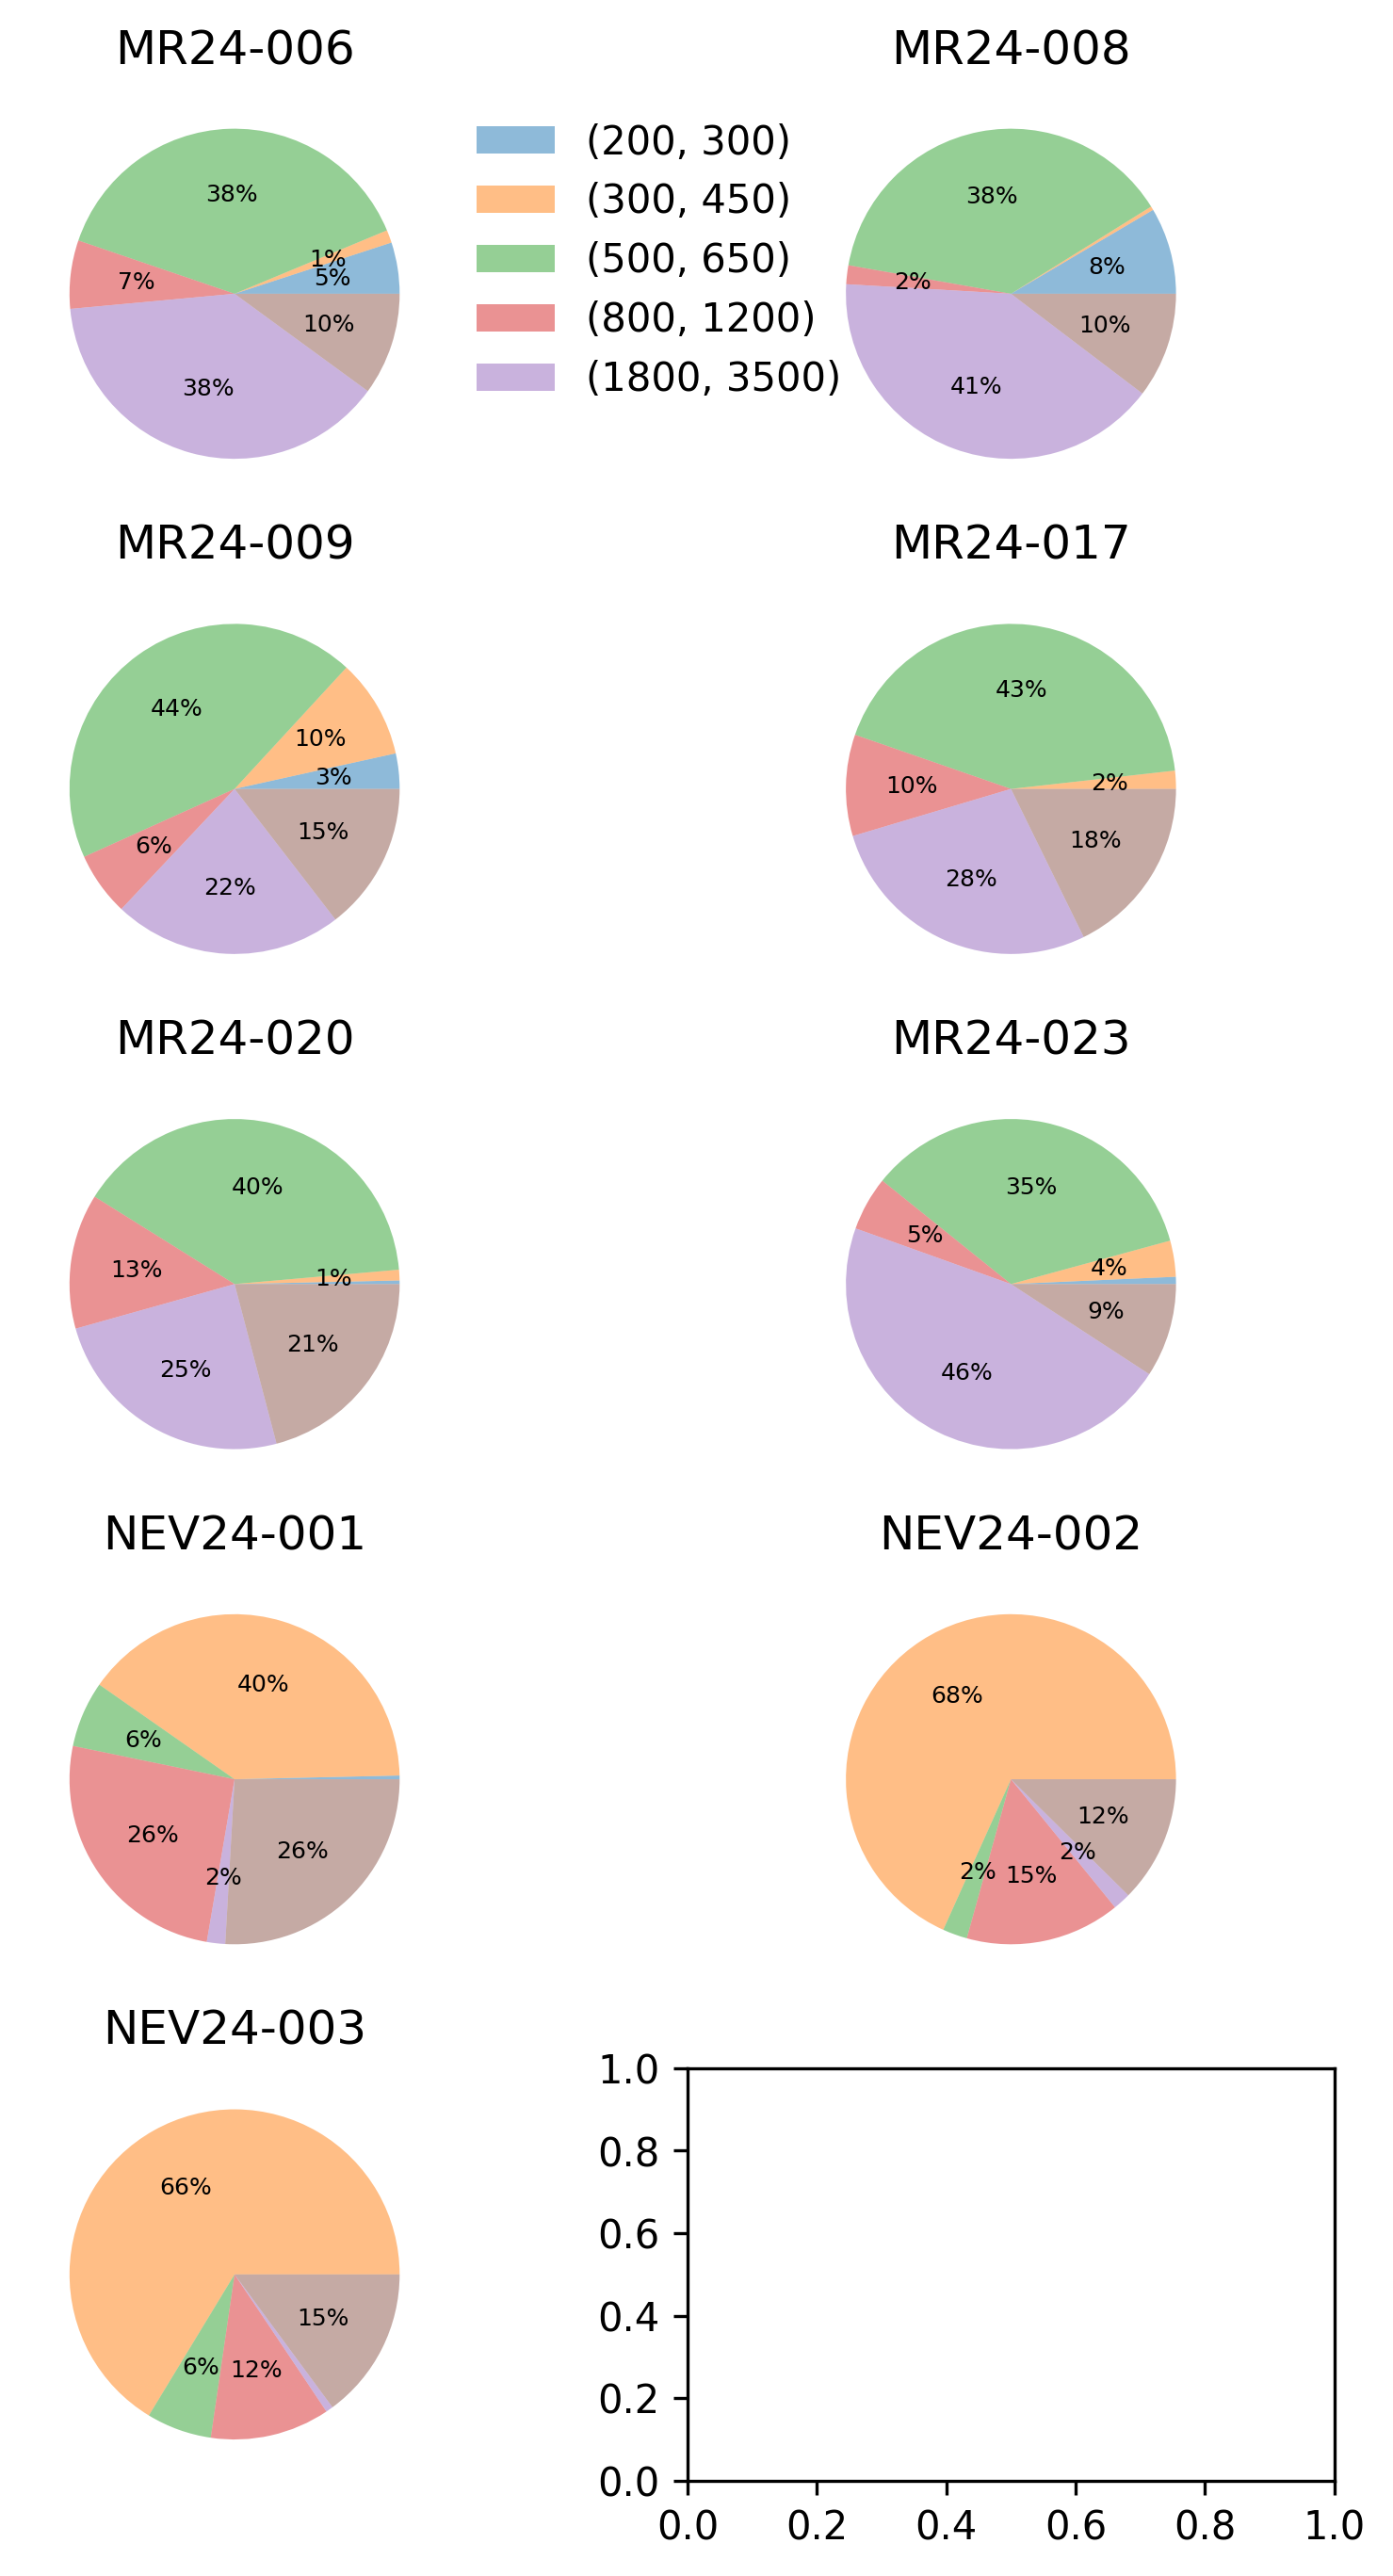
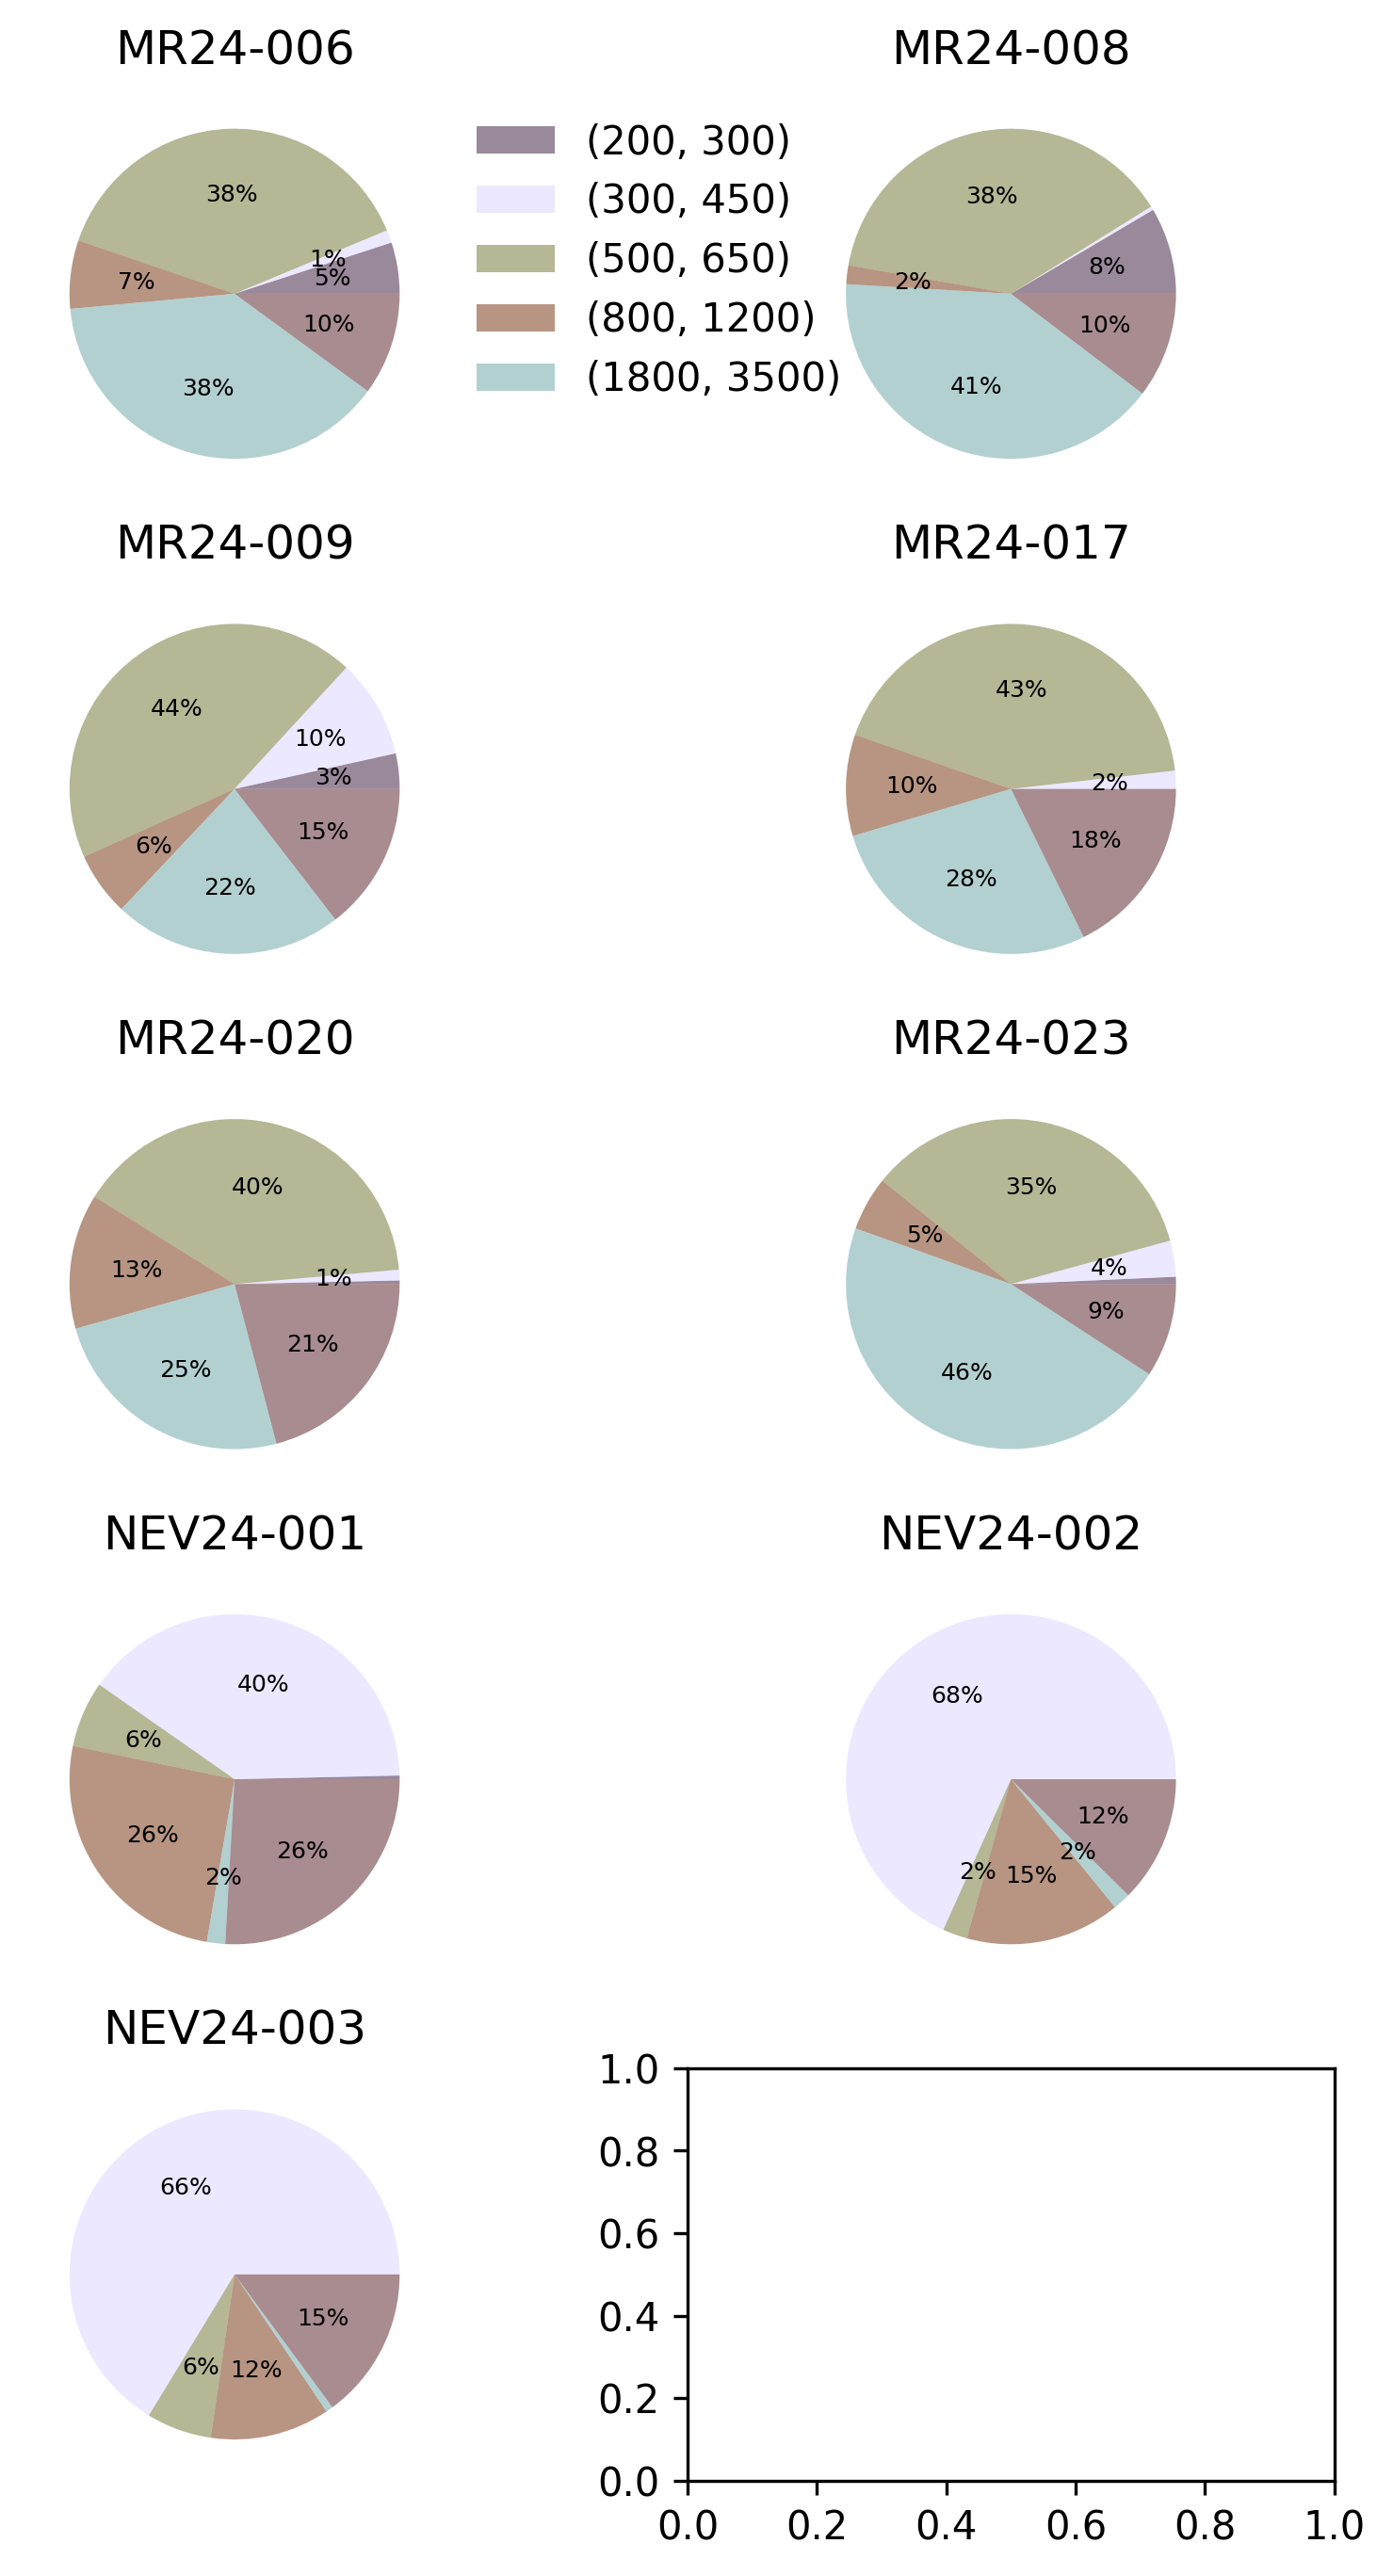
Unified diff of the notebook cell whose output changed from the first chart to the second:
--- before
+++ after
@@ -1,4 +1,6 @@
 # Plot pie charts using spans
 spans = [(200,300),(300,450),(500,650),(800,1200),(1800,3500)]
+cmap = cmc.glasgowS
+colors = cmap.colors
 
 fig,axs = plt.subplots(5,2,figsize=(6.5,11),dpi=300)
@@ -8,5 +10,5 @@
     ax.set_title(smp.name)
     smp.bestage=smp.agedata['Best age (Ma)'].astype(float)
-    smp.pie(ax=ax,spans=spans,textprops={'fontsize':6})
+    smp.pie(ax=ax,spans=spans,textprops={'fontsize':6},colors=colors)
 
 axs.flat[0].legend(labels=spans)

Commit: Played with colors